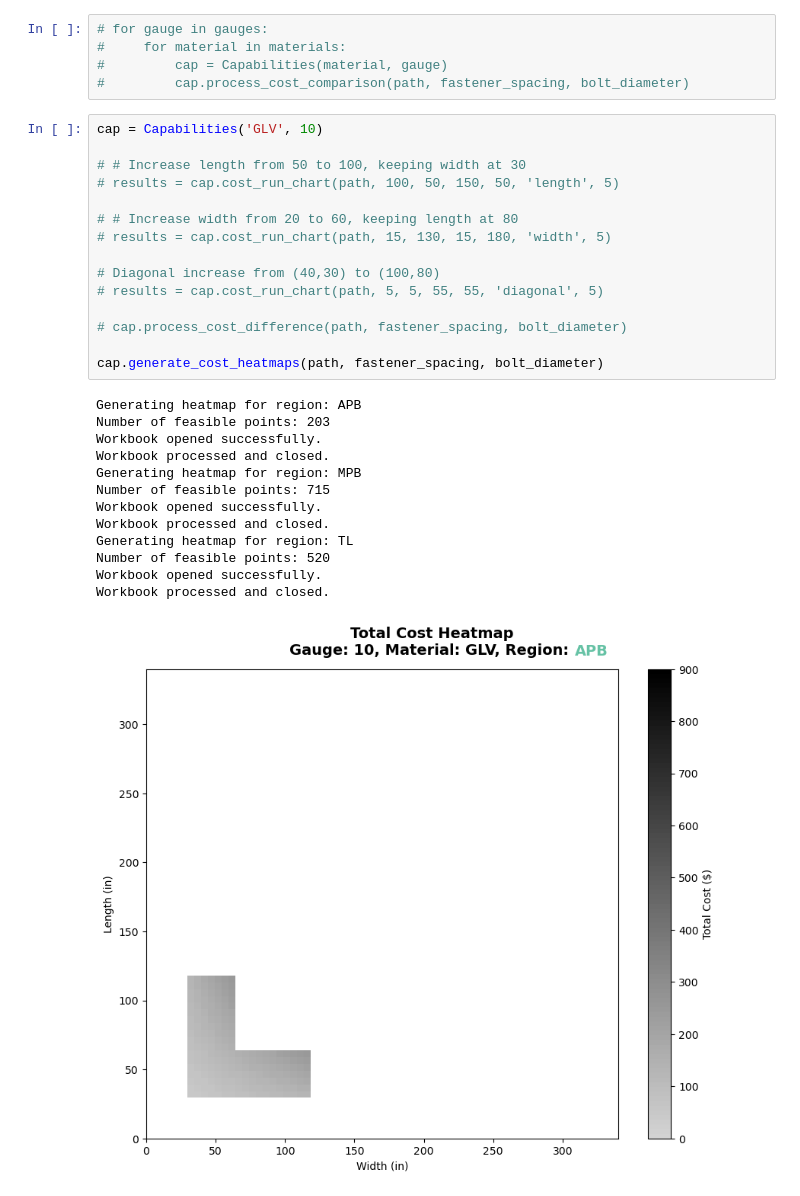
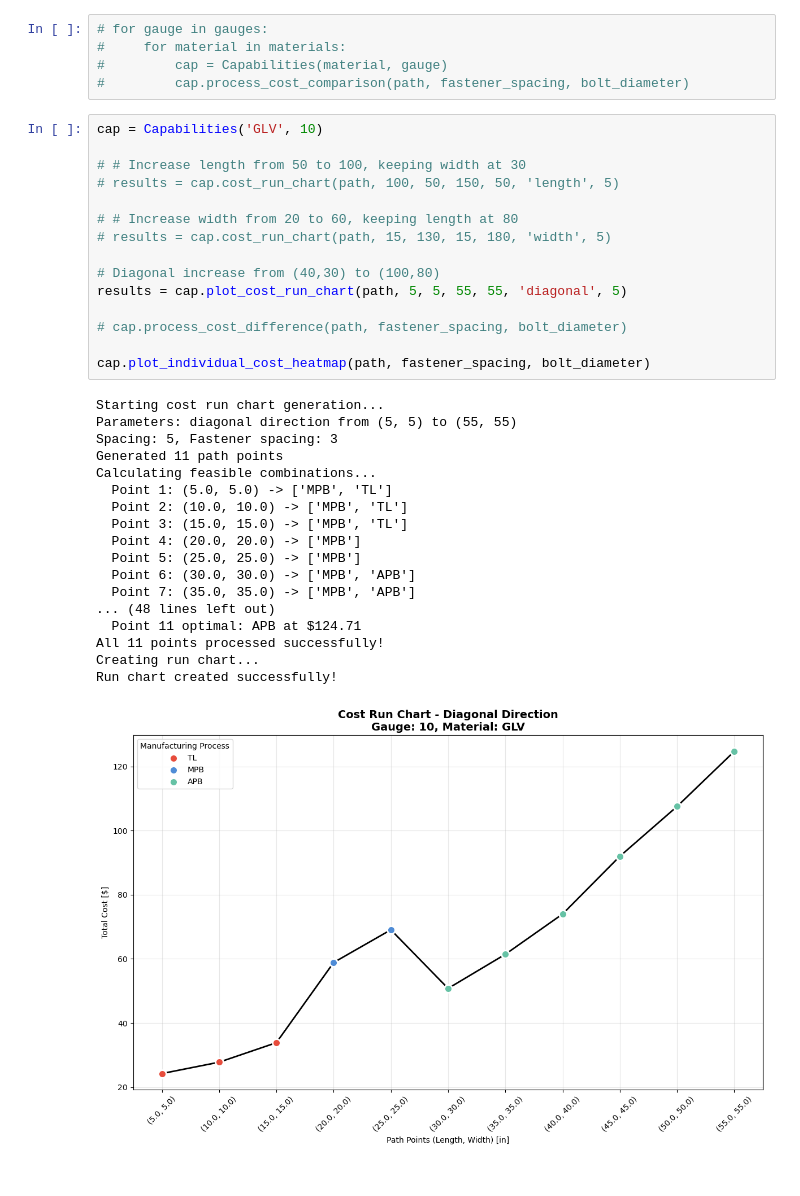
Before and after one commit to enriquef13/AMDP_Thesis, a Jupyter notebook: value_stream_map.ipynb, the cells around one changed output. Drawn from its saved outputs; the diff is of its cells as text.

```diff
--- a/value_stream_map.ipynb
+++ b/value_stream_map.ipynb
@@ -1234,29 +880,34 @@ bolt_diameter = 0.3125  # Example value, adjust as needed
 # %%
 cap = Capabilities('GLV', 10)
 
 # # Increase length from 50 to 100, keeping width at 30
 # results = cap.cost_run_chart(path, 100, 50, 150, 50, 'length', 5)
 
 # # Increase width from 20 to 60, keeping length at 80
 # results = cap.cost_run_chart(path, 15, 130, 15, 180, 'width', 5)
 
 # Diagonal increase from (40,30) to (100,80)
-# results = cap.cost_run_chart(path, 5, 5, 55, 55, 'diagonal', 5)
+results = cap.plot_cost_run_chart(path, 5, 5, 55, 55, 'diagonal', 5)
 
 # cap.process_cost_difference(path, fastener_spacing, bolt_diameter)
 
-cap.generate_cost_heatmaps(path, fastener_spacing, bolt_diameter)
+cap.plot_individual_cost_heatmap(path, fastener_spacing, bolt_diameter)
 # %% [output]
-Generating heatmap for region: APB
-Number of feasible points: 203
-Workbook opened successfully.
-Workbook processed and closed.
-Generating heatmap for region: MPB
-Number of feasible points: 715
-Workbook opened successfully.
-Workbook processed and closed.
-Generating heatmap for region: TL
-Number of feasible points: 520
-Workbook opened successfully.
-Workbook processed and closed.
+Starting cost run chart generation...
+Parameters: diagonal direction from (5, 5) to (55, 55)
+Spacing: 5, Fastener spacing: 3
+Generated 11 path points
+Calculating feasible combinations...
+  Point 1: (5.0, 5.0) -> ['MPB', 'TL']
+  Point 2: (10.0, 10.0) -> ['MPB', 'TL']
+  Point 3: (15.0, 15.0) -> ['MPB', 'TL']
+  Point 4: (20.0, 20.0) -> ['MPB']
+  Point 5: (25.0, 25.0) -> ['MPB']
+  Point 6: (30.0, 30.0) -> ['MPB', 'APB']
+  Point 7: (35.0, 35.0) -> ['MPB', 'APB']
+... (48 lines left out)
+  Point 11 optimal: APB at $124.71
+All 11 points processed successfully!
+Creating run chart...
+Run chart created successfully!
-[figure, old version]
+[figure, new version]
```
Also changed, not shown: parts of 5 cells of this notebook.
